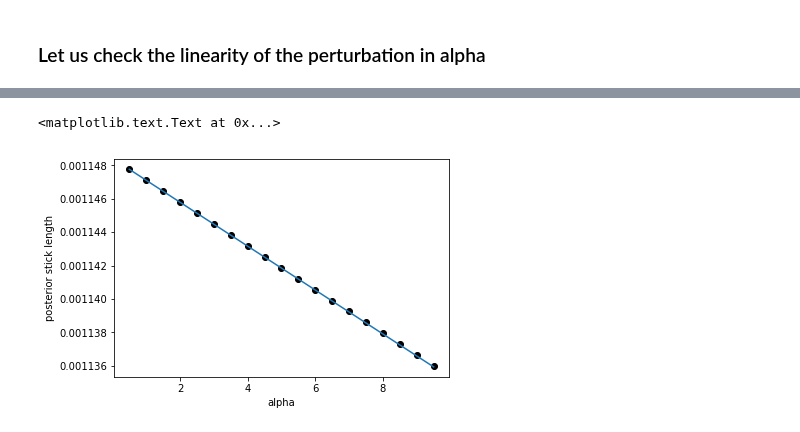
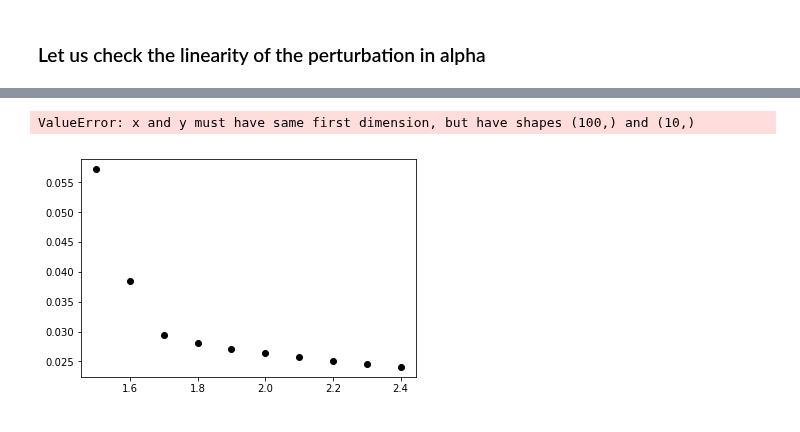
Before and after one commit to Runjing-Liu120/Variational_BNP_robustness, a Jupyter notebook: DP_mixture/DP_normal_mixture.ipynb, the cells around one changed output, grey strips where cells are left out. Drawn from its saved outputs; the diff is of its cells as text; code cells hidden in the pictures.

Commit message:
something messed up in linear sensitivity

```diff
--- a/DP_mixture/DP_normal_mixture.ipynb
+++ b/DP_mixture/DP_normal_mixture.ipynb
@@ -204,7 +204,7 @@ relevant posterior means (ie. posterior means for clusters with significant weig
 # %%
 kl_obj = Objective(model.vb_params['global'], model.kl_optimize_z)
 # %%
-def minimize_kl(kl_obj, init_x, maxiter = 50, gtol = 1e-6, disp = True):
+def minimize_kl(kl_obj, init_x, maxiter = 50, gtol = 1e-8, disp = True):
     vb_opt = optimize.minimize(
         kl_obj.fun_free,
         x0=init_x,
@@ -318,7 +356,7 @@ predicted_sensitivity:
 # %% [markdown]
 ### Lets check this sensitivity by perturbing alpha
 # %%
-epsilon = 100 # how much we will perturb alpha
+epsilon = .1 # how much we will perturb alpha
 
 model_perturbed = deepcopy(model)
 model_perturbed.alpha = alpha + epsilon # perturb dp parameter
@@ -380,17 +418,17 @@ true sensitivity:
 # %% [markdown]
 ### Let us check the linearity of the perturbation in alpha
 # %%
-alphas_new = np.arange(0.5, 10, 0.5) # the range with which we will evaluate alpha
+epsilons = np.arange(-0.5, 0.5, 0.1) # the range with which we will evaluate alpha
 
 
 opt_perturbed = deepcopy(newton_tr_opt)
 
-perturbed_means = np.zeros((len(alphas_new), k_approx - 1))
+perturbed_means = np.zeros((len(epsilons), k_approx - 1))
 
-for i in range(len(alphas_new)):
-    print(alphas_new[i])
+for i in range(len(epsilons)):
+    print(epsilons[i])
     model_perturbed = deepcopy(model)
-    model_perturbed.alpha  = alphas_new[i] # perturb dp parameter
+    model_perturbed.alpha  = alpha + epsilons[i] # perturb dp parameter
 
     # define new objective
     kl_obj_perturbed = Objective(model_perturbed.vb_params['global'], model_perturbed.kl_optimize_z)
@@ -402,5 +440,5 @@ for i in range(len(alphas_new)):
     model_perturbed.vb_params['global'].set_free(opt_perturbed.x)
 
     perturbed_means[i, :] = model_perturbed.vb_params['global']['v_sticks'].e()[:,0]
-    print('true sensitivity: \n', (perturbed_means[i, :] - old_mean) / (alphas_new[i] - alpha))
+    print('true sensitivity: \n', (perturbed_means[i, :] - old_mean) / (epsilon[i]))
 # %% [output]
@@ -448,14 +467,14 @@ SyntaxError: invalid syntax (<ipython-input-27-166728a3f254>, line 1)
 # %%
 k = 2 # choose your stick
 
 # plot posterior v_sticks against alpha
-plt.plot(alphas_new, perturbed_means[:, k], 'ko')
+plt.plot(alpha + epsilon, perturbed_means[:, k], 'ko')
 
 # plot the LRVB approximation
-x_axis = np.linspace(np.min(alphas_new), np.max(alphas_new), 100)
-plt.plot(x_axis, predicted_sensitivity[k] * (x_axis - alpha) + old_mean[k])
+x_axis = np.linspace(alpha + epsilon[0], alpha + epsilon[-1], 100)
+plt.plot(x_axis, predicted_sensitivity[k] * (epsilon) + old_mean[k])
 plt.xlabel('alpha')
 plt.ylabel('posterior stick length')
 # %% [output]
-<matplotlib.text.Text at 0x...>
+ValueError: x and y must have same first dimension, but have shapes (100,) and (10,)
-[figure, old version]
+[figure, new version]
```
Also changed, not shown: parts of 12 cells of this notebook, 1 other file.
